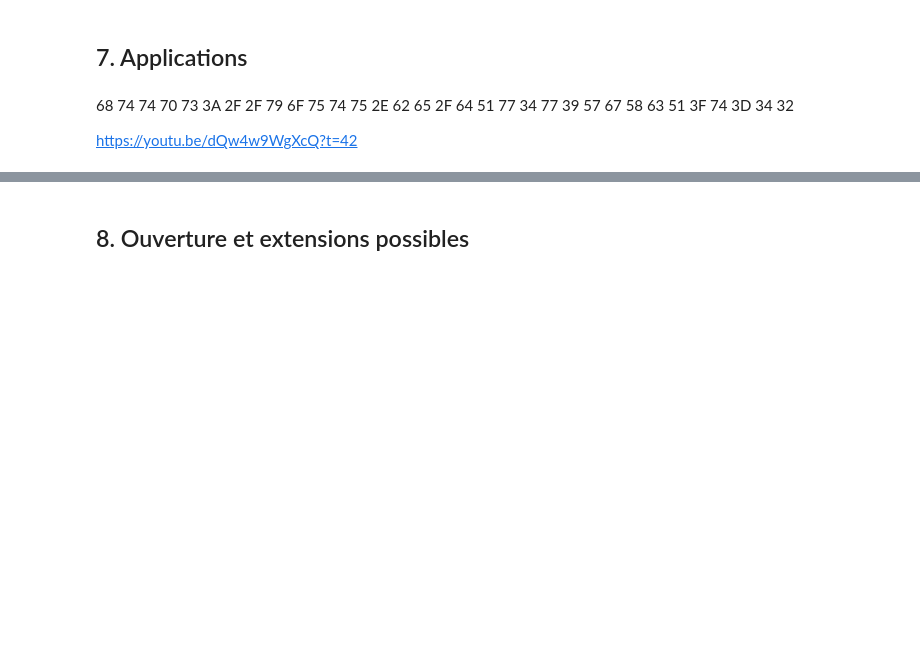
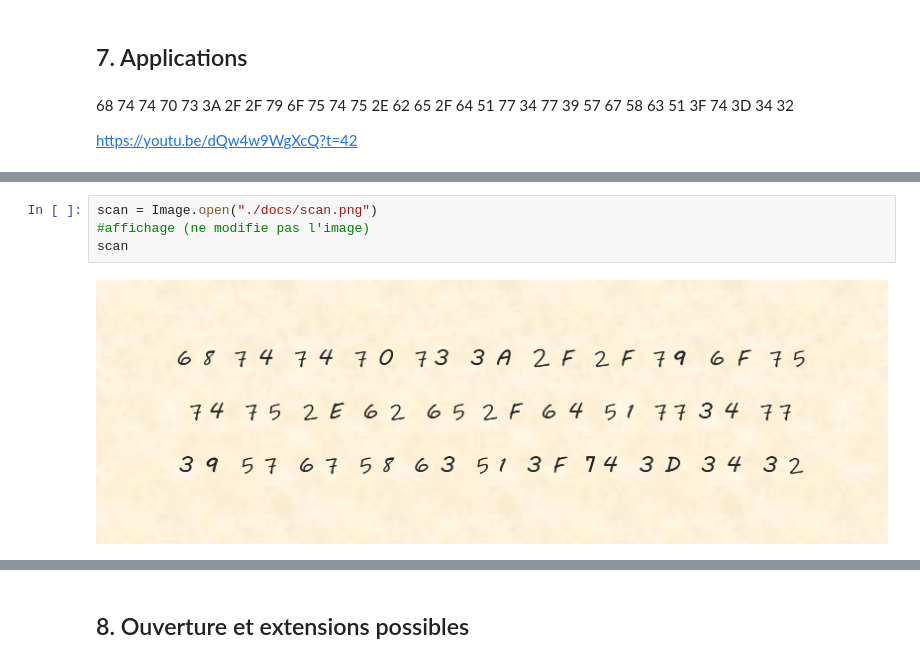
Before and after one commit to MK8BK/Deep_Learning_ISD, a Jupyter notebook: Details.ipynb, the cells around one changed output, grey strips where cells are left out. Cells and saved outputs as stored; diff of their text form; blank space fills up the shorter version.

```diff
--- a/Details.ipynb
+++ b/Details.ipynb
@@ -710,0 +715,6 @@ https://youtu.be/dQw4w9WgXcQ?t=42
+# %%
+scan = Image.open("./docs/scan.png")
+#affichage (ne modifie pas l'image)
+scan
+# %% [output]
+[figure, added]
```
Also changed, not shown: parts of 35 cells of this notebook, 7 other files.
